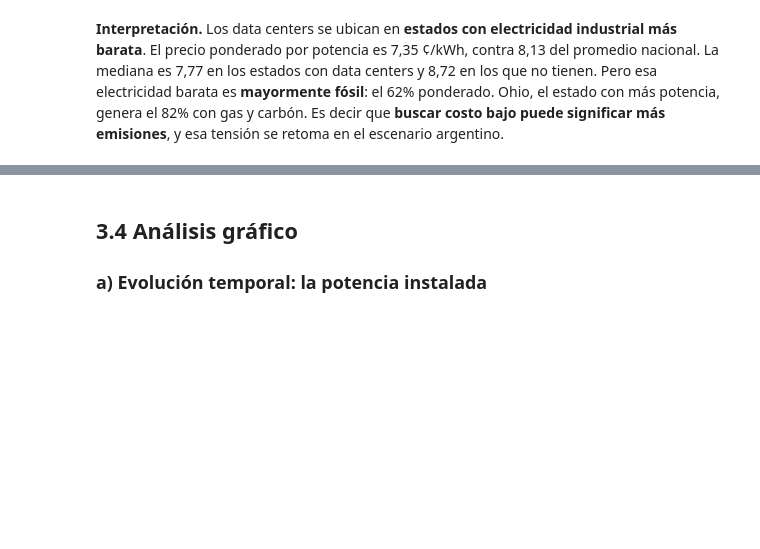
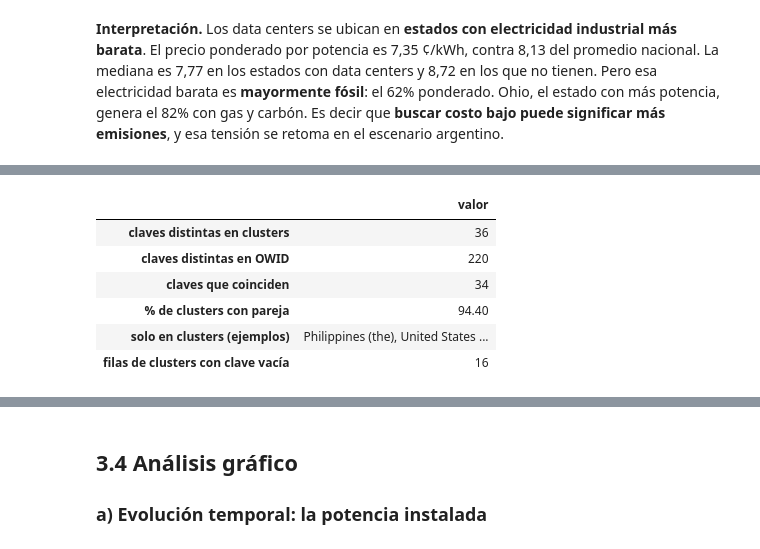
Before and after one commit to Datso653/datacenters-ia, a Jupyter notebook: notebooks/analisis_datacenters.ipynb, the cells around one changed output, grey strips where cells are left out. Cells and saved outputs as stored; diff of their text form; code cells hidden in the pictures; blank space fills up the shorter version.

```diff
--- a/notebooks/analisis_datacenters.ipynb
+++ b/notebooks/analisis_datacenters.ipynb
@@ -333,0 +358,15 @@ Precio industrial ponderado por MW de data centers: 7.35 ¢/kWh
+# %%
+from src import cruces
+
+# ¿Qué pasa si se intenta cruzar clusters con OWID SIN normalizar los nombres de país?
+clusters_crudo = carga.cargar_gpu_clusters()
+intensidad_2024 = carga.cargar_intensidad_carbono().query("anio == 2024")[["pais", "gco2_kwh"]]
+cruces.reporte_cruce(clusters_crudo, intensidad_2024, "pais", ("clusters", "OWID"))
+# %% [output]
+|  | valor |
+| claves distintas en clusters | 36 |
+| claves distintas en OWID | 220 |
+| claves que coinciden | 34 |
+| % de clusters con pareja | 94.40 |
+| solo en clusters (ejemplos) | Philippines (the), United States ... |
+| filas de clusters con clave vacía | 16 |
```
Also changed, not shown: parts of 7 cells of this notebook, 5 other files.
